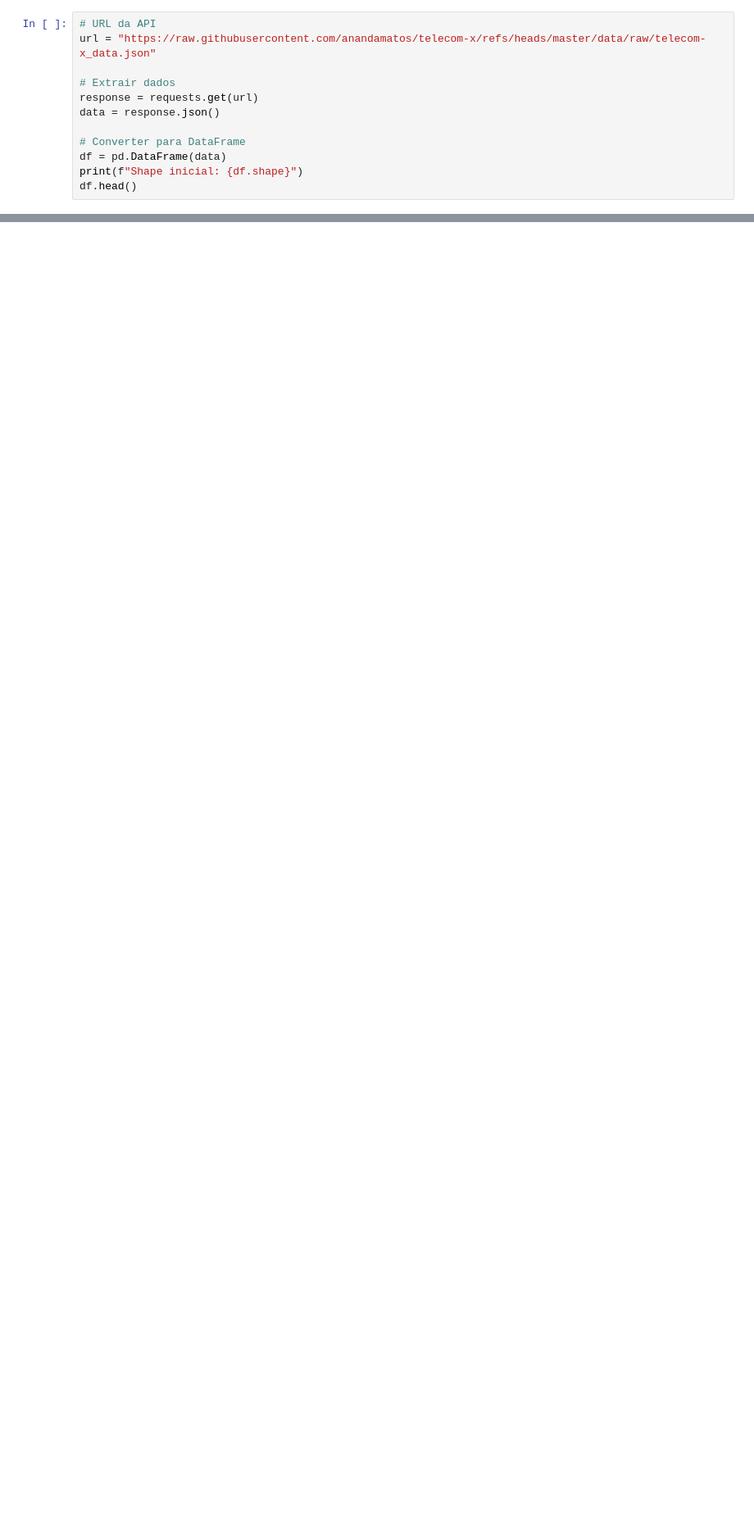
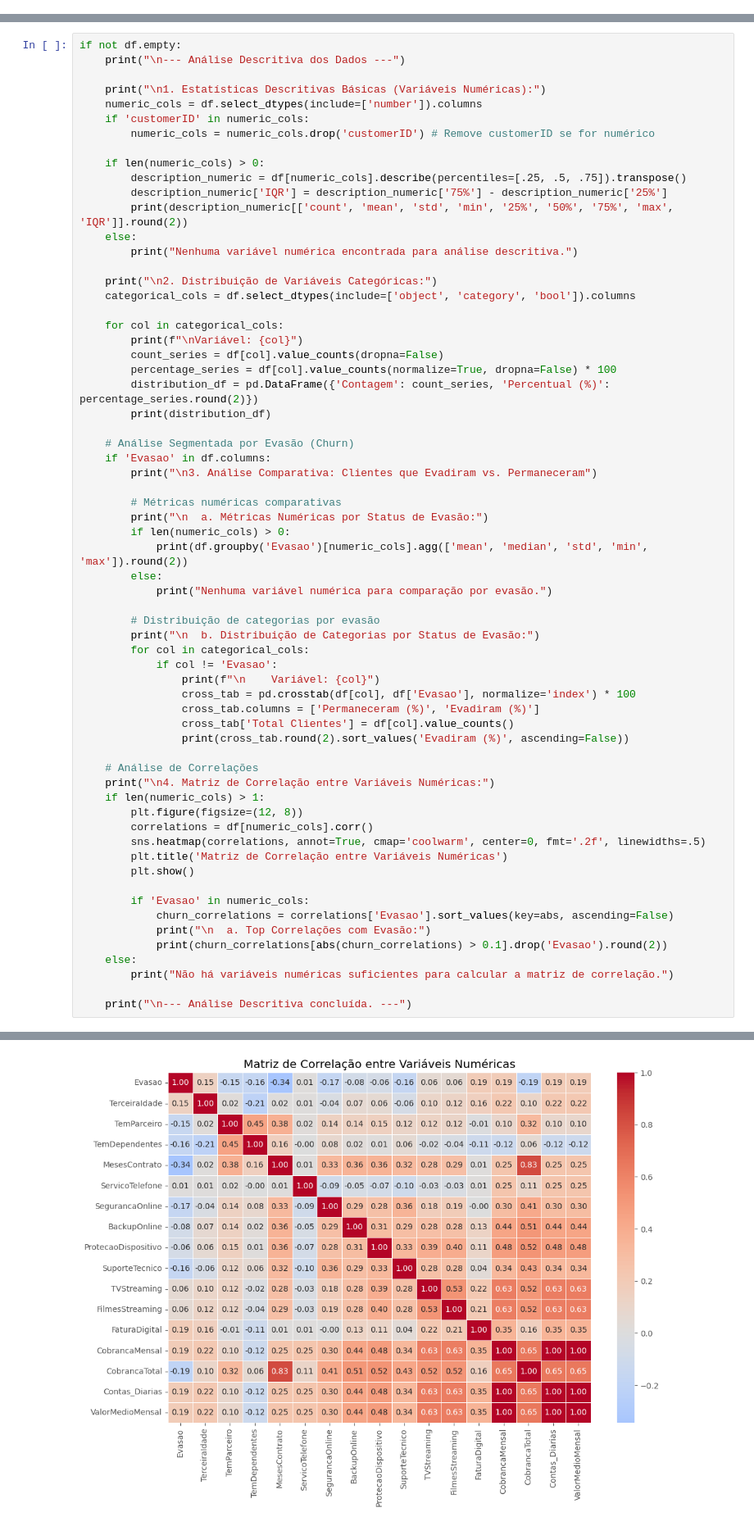
Before and after one commit to anandamatos/telecom-x, a Jupyter notebook: notebooks/telecom-x_br.ipynb, the cells around one changed output, grey strips where cells are left out. Shown at 82% size. Saved outputs shown, nothing was run; the diff lists cells and outputs as text; blank space fills up the shorter version.

```diff
--- a/notebooks/telecom-x_br.ipynb
+++ b/notebooks/telecom-x_br.ipynb
@@ -20,12 +0,0 @@ sns.set_palette('pastel')
-# %%
-# URL da API
-url = "https://raw.githubusercontent.com/anandamatos/telecom-x/refs/heads/master/data/raw/telecom-x_data.json"
-
-# Extrair dados
-response = requests.get(url)
-data = response.json()
-
-# Converter para DataFrame
-df = pd.DataFrame(data)
-print(f"Shape inicial: {df.shape}")
-df.head()
@@ -1122,0 +274,65 @@ Análise concluída!
+# %%
+if not df.empty:
+    print("\n--- Análise Descritiva dos Dados ---")
+
+    print("\n1. Estatísticas Descritivas Básicas (Variáveis Numéricas):")
+    numeric_cols = df.select_dtypes(include=['number']).columns
+    if 'customerID' in numeric_cols:
+        numeric_cols = numeric_cols.drop('customerID') # Remove customerID se for numérico
+
+    if len(numeric_cols) > 0:
+        description_numeric = df[numeric_cols].describe(percentiles=[.25, .5, .75]).transpose()
+        description_numeric['IQR'] = description_numeric['75%'] - description_numeric['25%']
+        print(description_numeric[['count', 'mean', 'std', 'min', '25%', '50%', '75%', 'max', 'IQR']].round(2))
+    else:
+        print("Nenhuma variável numérica encontrada para análise descritiva.")
+
+    print("\n2. Distribuição de Variáveis Categóricas:")
+    categorical_cols = df.select_dtypes(include=['object', 'category', 'bool']).columns
+
+    for col in categorical_cols:
+        print(f"\nVariável: {col}")
+        count_series = df[col].value_counts(dropna=False)
+        percentage_series = df[col].value_counts(normalize=True, dropna=False) * 100
+        distribution_df = pd.DataFrame({'Contagem': count_series, 'Percentual (%)': percentage_series.round(2)})
+        print(distribution_df)
+
+    # Análise Segmentada por Evasão (Churn)
+    if 'Evasao' in df.columns:
+        print("\n3. Análise Comparativa: Clientes que Evadiram vs. Permaneceram")
+
+        # Métricas numéricas comparativas
+        print("\n  a. Métricas Numéricas por Status de Evasão:")
+        if len(numeric_cols) > 0:
+            print(df.groupby('Evasao')[numeric_cols].agg(['mean', 'median', 'std', 'min', 'max']).round(2))
+        else:
+            print("Nenhuma variável numérica para comparação por evasão.")
+
+        # Distribuição de categorias por evasão
+        print("\n  b. Distribuição de Categorias por Status de Evasão:")
+        for col in categorical_cols:
+            if col != 'Evasao':
+                print(f"\n    Variável: {col}")
+                cross_tab = pd.crosstab(df[col], df['Evasao'], normalize='index') * 100
+                cross_tab.columns = ['Permaneceram (%)', 'Evadiram (%)']
+                cross_tab['Total Clientes'] = df[col].value_counts()
+                print(cross_tab.round(2).sort_values('Evadiram (%)', ascending=False))
+
+    # Análise de Correlações
+    print("\n4. Matriz de Correlação entre Variáveis Numéricas:")
+    if len(numeric_cols) > 1:
+        plt.figure(figsize=(12, 8))
+        correlations = df[numeric_cols].corr()
+        sns.heatmap(correlations, annot=True, cmap='coolwarm', center=0, fmt='.2f', linewidths=.5)
+        plt.title('Matriz de Correlação entre Variáveis Numéricas')
+        plt.show()
+
+        if 'Evasao' in numeric_cols:
+            churn_correlations = correlations['Evasao'].sort_values(key=abs, ascending=False)
+            print("\n  a. Top Correlações com Evasão:")
+            print(churn_correlations[abs(churn_correlations) > 0.1].drop('Evasao').round(2))
+    else:
+        print("Não há variáveis numéricas suficientes para calcular a matriz de correlação.")
+
+    print("\n--- Análise Descritiva concluída. ---")
+# %% [output]
@@ -1122,0 +356 @@ Análise concluída!
+[figure, added]
```
Also changed, not shown: parts of 45 cells of this notebook, 1 other file.
